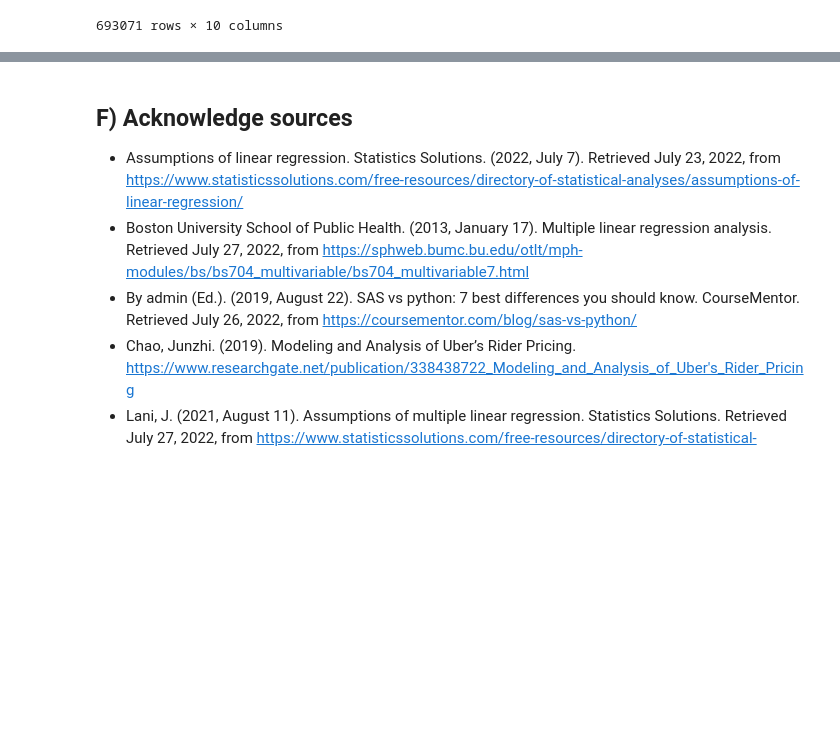
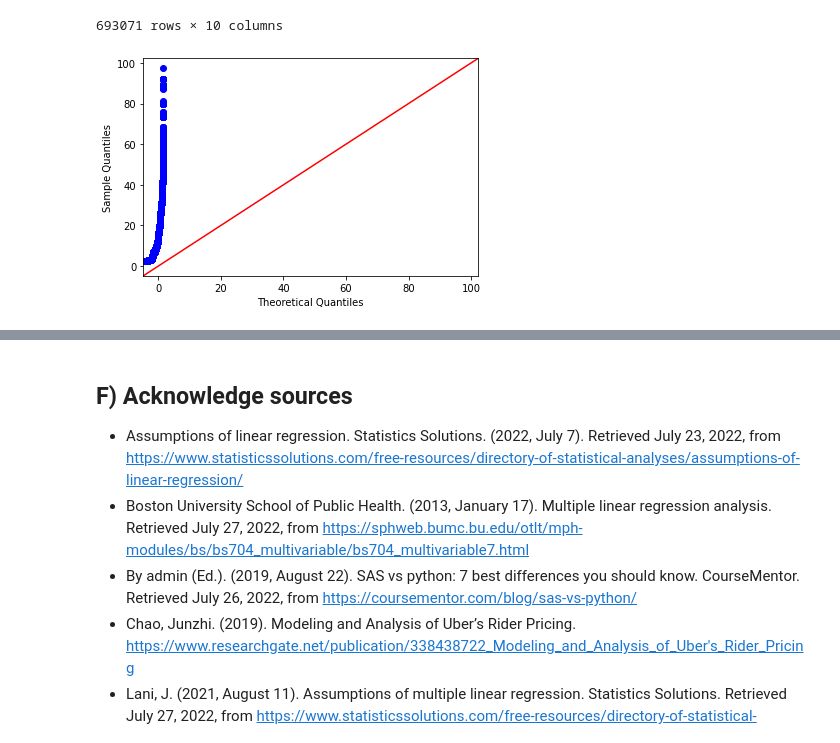
Before and after one commit to michaelle93/D214capstone, a Jupyter notebook: D214preprocessing.ipynb, the cells around one changed output, grey strips where cells are left out. Drawn from its saved outputs; the diff is of its cells as text; code cells hidden in the pictures; blank space fills up the shorter version.

```diff
--- a/D214preprocessing.ipynb
+++ b/D214preprocessing.ipynb
@@ -112,5 +112,10 @@ df1
 | 693069 | 1.00 | Uber | 1543708385534 | North End | West End | 27.0 | 1.0 | 727e5f07-a96b-4ad1-a2c7-9abc3ad55b4e | 6d318bcc-22a3-4af6-bddd-b409bfce1546 | ... |
 | 693070 | 1.00 | Uber | 1543708385534 | North End | West End | 10.0 | 1.0 | e7fdc087-fe86-40a5-a3c3-3b2a8badcbda | 997acbb5-e102-41e1-b155-9df7de0a73f2 | ... |
 693071 rows × 10 columns
+# %%
+fig = sm.qqplot(df1['price'], line='45')
+plt.show()
+# %% [output]
+[figure, added]
 # %%
 df2
```
Also changed, not shown: parts of 15 cells of this notebook.
